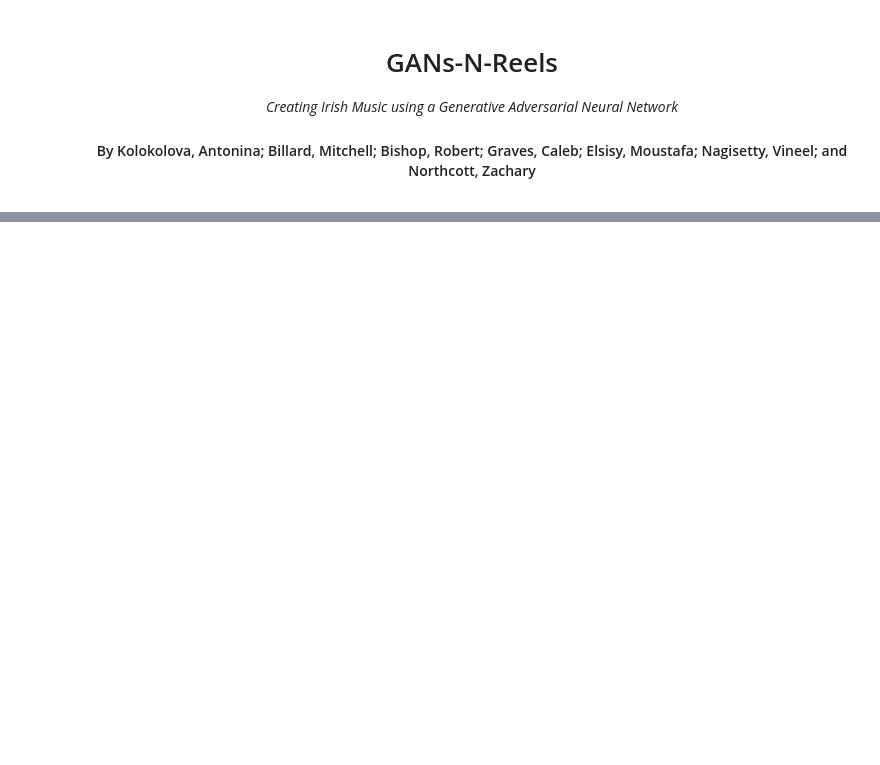
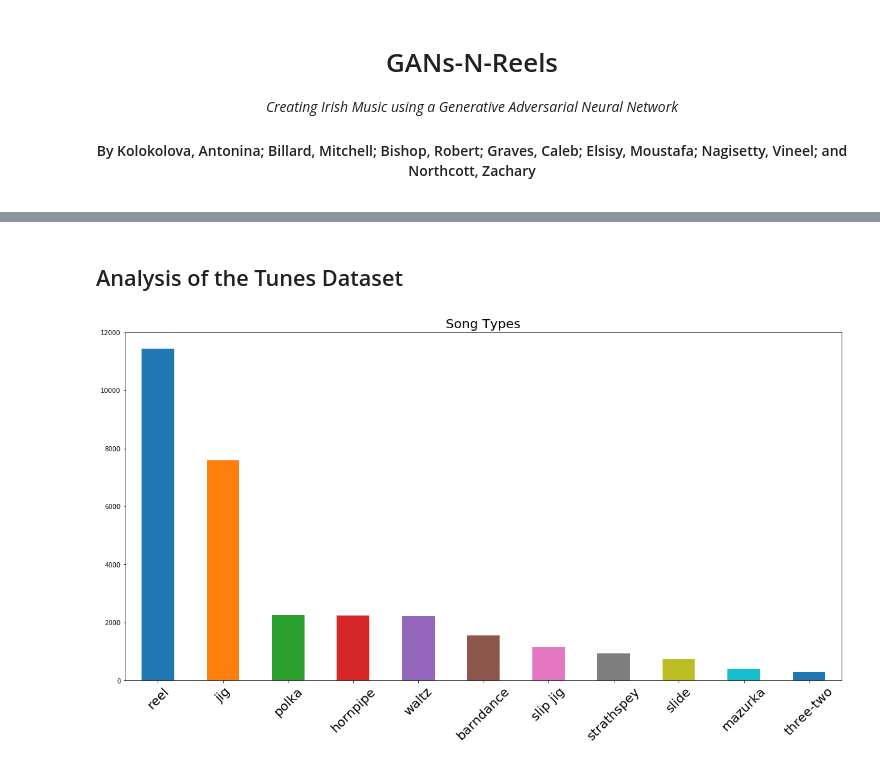
Before and after one commit to vin-nag/GANs-n-reels, a Jupyter notebook: Write Ups/Ensemble.ipynb, the cells around one changed output, grey strips where cells are left out. Saved outputs shown, nothing was run; the diff lists cells and outputs as text; code cells hidden in the pictures; blank space fills up the shorter version.

```diff
--- a/Write Ups/Ensemble.ipynb
+++ b/Write Ups/Ensemble.ipynb
@@ -111,0 +138,21 @@ Nipun Agarwala, Yuki Inoue and Axel Sly have published a paper on music composit
+# %% [markdown]
+## Analysis of the Tunes Dataset ##
+# %%
+# Imports
+from Music.Data.Tunes_cleaned import tunes as raw_tunes
+import numpy as np
+import pandas as pd
+import matplotlib.pyplot as plt
+import re
+import random
+%matplotlib inline
+plt.rc('xtick', labelsize=20)
+plt.rc('ytick', labelsize=10)
+
+tunes = pd.DataFrame.from_dict(raw_tunes, orient='index')
+# %%
+tunes['type'].value_counts().plot(kind='bar', figsize=(20,10), rot=45)
+plt.title("Song Types", fontsize=20)
+plt.show()
+# %% [output]
+[figure, added]
```
Also changed, not shown: parts of 37 cells of this notebook.
